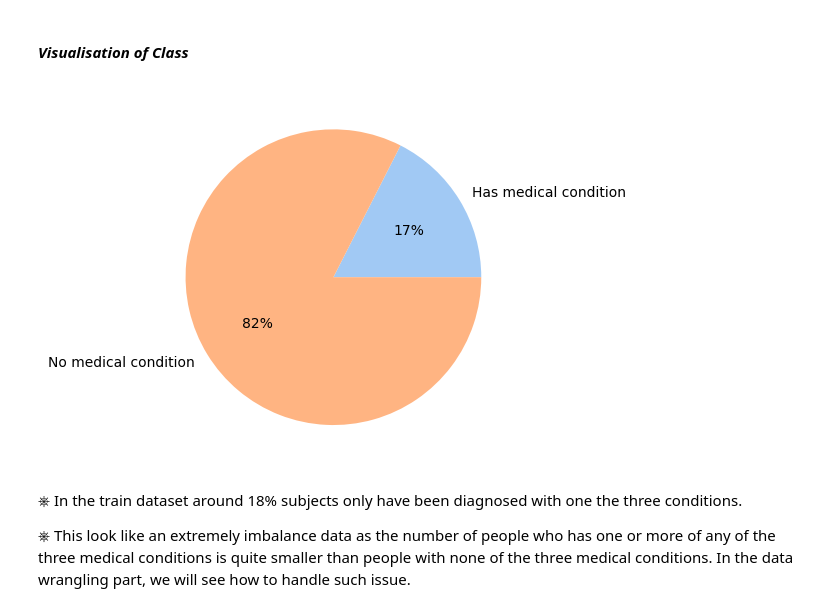
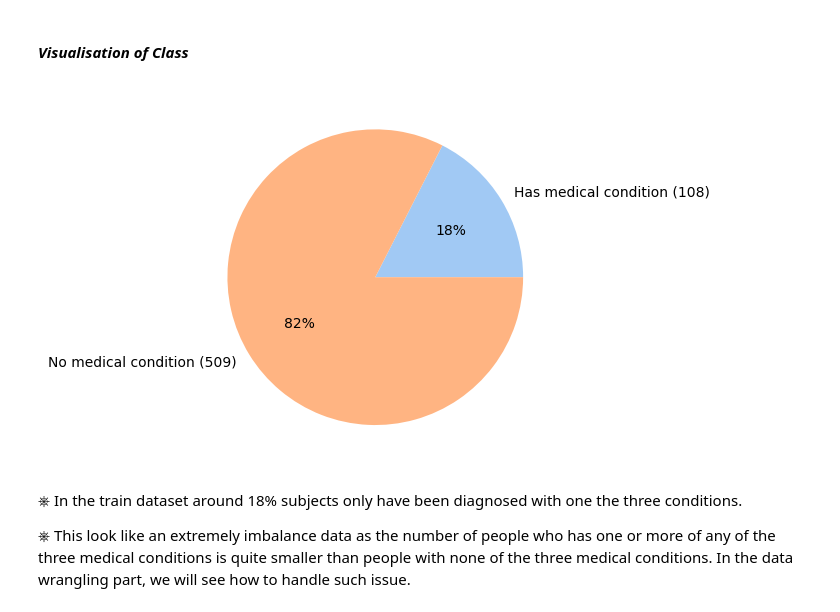
Before and after one commit to boniale/ML_iard, a Jupyter notebook: ml_diseases_mod.ipynb, the cells around one changed output. Cells and saved outputs as stored; diff of their text form; code cells hidden in the pictures.

```diff
--- a/ml_diseases_mod.ipynb
+++ b/ml_diseases_mod.ipynb
@@ -442,17 +452,17 @@ my_tab/my_tab.sum()*100 # Calculate the percentages
 #### *Visualisation of Class*
 # %%
 #define data
-data_targ = [17.5 , 82.5]
-labels = ['Has medical condition', 'No medical condition']
+data_targ = [108, 509]
+labels = ['Has medical condition (108)', 'No medical condition (509)']
 
 #define Seaborn color palette to use
 colors = sns.color_palette('pastel')[0:50]
 
 #create pie chart
 plt.pie(data_targ, labels = labels, colors = colors, autopct='%.0f%%')
 plt.show()
 # %% [output]
-[figure, old version]
+[figure, new version]
 # %% [markdown]
 ⎈ In the train dataset around 18% subjects only have been diagnosed with one the three conditions.
 
```
Also changed, not shown: parts of 38 cells of this notebook, 1 other file.
